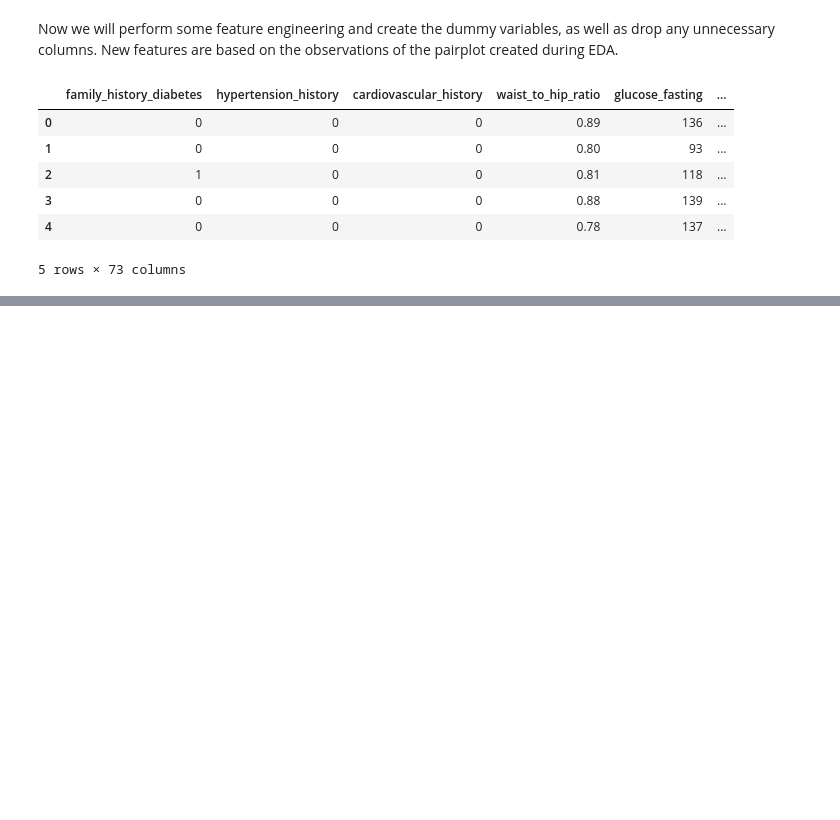
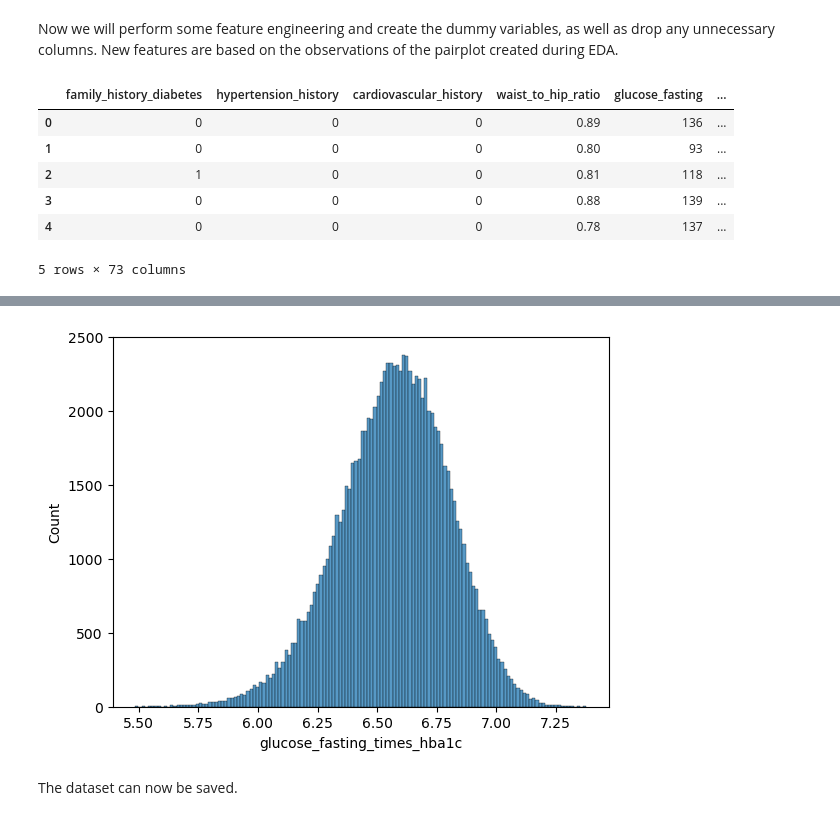
Before and after one commit to Sebastijan-Dominis/diabetes-insight, a Jupyter notebook: training/diabetes_data_preparation.ipynb, the cells around one changed output, grey strips where cells are left out. Drawn from its saved outputs; the diff is of its cells as text; code cells hidden in the pictures; blank space fills up the shorter version.

```diff
--- a/training/diabetes_data_preparation.ipynb
+++ b/training/diabetes_data_preparation.ipynb
@@ -263,0 +280,6 @@ df_eng.head()
+# %%
+sns.histplot(np.log(df_eng["glucose_fasting_times_hba1c"]));
+# %% [output]
+[figure, added]
+# %% [markdown]
+The dataset can now be saved.
```
Also changed, not shown: parts of 6 cells of this notebook, 3 other files.
